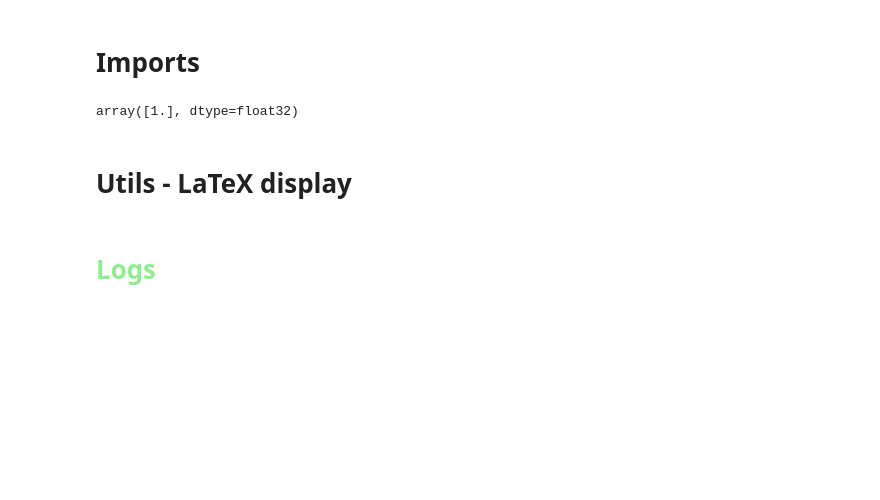
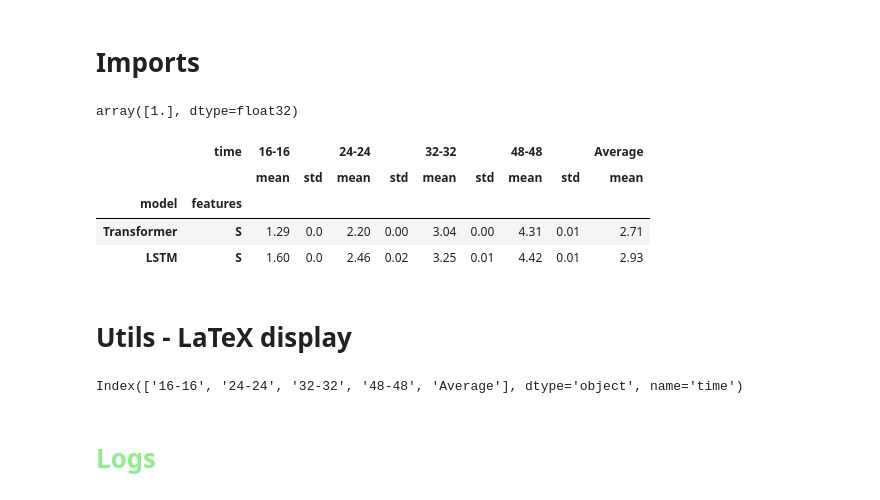
Before and after one commit to arnaud-odet/Time-Series-Library, a Jupyter notebook: results.ipynb, the cells around one changed output. Drawn from its saved outputs; the diff is of its cells as text; code cells hidden in the pictures; blank space fills up the shorter version.

Commit message:
WIP new display function with mean and std

```diff
--- a/results.ipynb
+++ b/results.ipynb
@@ -21,8 +21,49 @@ array([1.], dtype=float32)
 seq_len = 32
 pred_len = seq_len
 model_id = f'USC_{seq_len}_{pred_len}'
+# %%
+def create_model_identifier(row):
+    return f"{row['model']}_{row['features']}_{row['seq_len']}-{row['pred_len']}_el{row['e_layers']}_dm{row['d_model']}_nh{row['n_heads']}_dl{row['d_layers']}_ff{row['d_ff']}"
+# %%
+cp_logs_df = pd.read_csv('./logs/calmip_logs.csv', index_col = 0)
+cp_logs_df = cp_logs_df[cp_logs_df.index >= CALMIP_START_INDEX[2]]
+cp_logs_df['model_id'] = cp_logs_df.apply(lambda row : create_model_identifier(row), axis =1)
+cp_logs_df['time'] = cp_logs_df.apply(lambda row : f"{row['seq_len']}-{row['pred_len']}", axis =1)
+temp_df = cp_logs_df[['model_id','model','features','time','rmse','fde']].groupby('model_id').agg(
+    model=pd.NamedAgg(column='model', aggfunc='first'),
+    features=pd.NamedAgg(column='features', aggfunc='first'),
+    time=pd.NamedAgg(column='time', aggfunc='first'),
+    count=pd.NamedAgg(column='fde', aggfunc='count'),
+    mean=pd.NamedAgg(column='fde', aggfunc='mean'),
+    std=pd.NamedAgg(column='fde', aggfunc='std'),
+).sort_values(by = 'mean')
+temp_df['dupl'] = temp_df[['model','time']].duplicated()
+temp_df['std'] = temp_df['std'].fillna(0)
+summary_df = temp_df[temp_df['dupl'] == False].copy()
+summary_df = summary_df.pivot(index = ['model','features'], columns = 'time', values = ['mean','std']).swaplevel(0,1,axis = 1).sort_index(axis = 1)
+summary_df[('Average','mean')] = summary_df.xs('mean', axis = 1, level = 1).mean(axis = 1)
+summary_df.sort_values(by = ('Average','mean'),inplace=True)
+summary_df.round(2)
+# %% [output]
+|  | time | 16-16 |  | 24-24 |  | 32-32 |  | 48-48 |  | Average |
+|  |  | mean | std | mean | std | mean | std | mean | std | mean |
+| model | features |  |  |  |  |  |  |  |  |  |
+| Transformer | S | 1.29 | 0.0 | 2.20 | 0.00 | 3.04 | 0.00 | 4.31 | 0.01 | 2.71 |
+| LSTM | S | 1.60 | 0.0 | 2.46 | 0.02 | 3.25 | 0.01 | 4.42 | 0.01 | 2.93 |
 # %% [markdown]
 # Utils - LaTeX display
+# %%
+def latex_display_table_with_std(summary_df, n_highlighted_values : int = 1 ,ascending:bool = True):
+
+    df = summary_df.copy()
+    outputs = []
+    for time_horizon in df.columns.get_level_values(0).unique():
+        min_indices = df[(time_horizon, 'mean')].sort_values(ascending = ascending).iloc[:n_highlighted_values].index
+        for index, row in df.iterrows():
+            if index in min_indices :
+                line = {}
+# %% [output]
+Index(['16-16', '24-24', '32-32', '48-48', 'Average'], dtype='object', name='time')
 # %%
 def highlight_values(df, n=3, ascending:bool=True, col_list:list=None, n_digits:int = 2):
 
```
Also changed, not shown: parts of 6 cells of this notebook, 2 other files.
